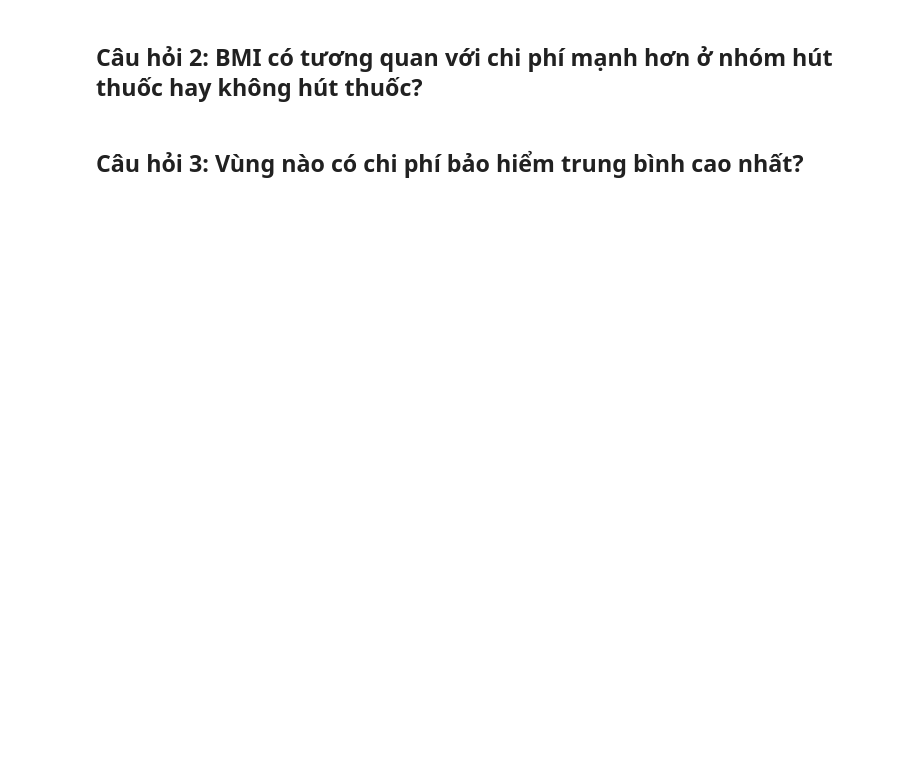
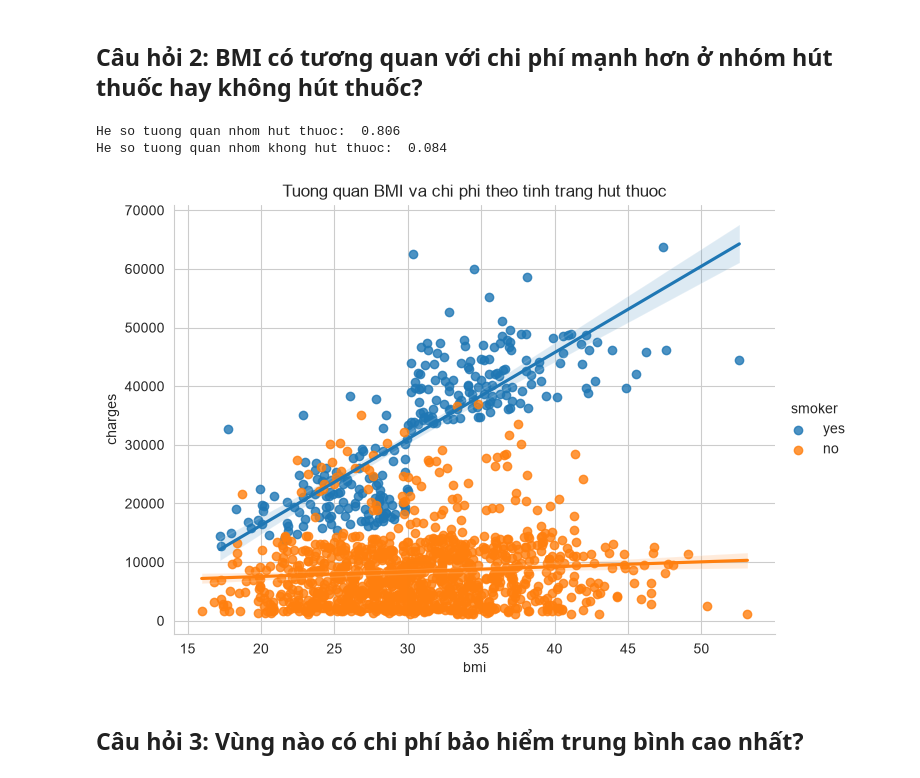
Before and after one commit to khang2112/DA_AI_2026, a Jupyter notebook: Personal/Personal_1/01_Insurance.ipynb, the cells around one changed output. Saved outputs shown, nothing was run; the diff lists cells and outputs as text; code cells hidden in the pictures; blank space fills up the shorter version.

```diff
--- a/Personal/Personal_1/01_Insurance.ipynb
+++ b/Personal/Personal_1/01_Insurance.ipynb
@@ -176,16 +223,19 @@ plt.show()
 # %% [markdown]
 ## Câu hỏi 2: BMI có tương quan với chi phí mạnh hơn ở nhóm hút thuốc hay không hút thuốc?
 # %%
-# TODO
-corr_smoker = df[df['smoker'] == 'yes']['bmi'].corr(df[df['smoker'] == 'yes']['charges'])
-corr_non_smoker = df[df['smoker'] == 'no']['bmi'].corr(df[df['smoker'] == 'no']['charges'])
+corr_hut_thuoc = df[df['smoker'] == 'yes']['bmi'].corr(df[df['smoker'] == 'yes']['charges'])
+corr_khong_hut = df[df['smoker'] == 'no']['bmi'].corr(df[df['smoker'] == 'no']['charges'])
 
-print(f"Tương quan BMI & Charges (Hút thuốc): {corr_smoker:.3f}")
-print(f"Tương quan BMI & Charges (Không hút thuốc): {corr_non_smoker:.3f}")
+print(f'He so tuong quan nhom hut thuoc: {corr_hut_thuoc: .3f}')
+print(f'He so tuong quan nhom khong hut thuoc: {corr_khong_hut: .3f}')
 
 sns.lmplot(data=df, x='bmi', y='charges', hue='smoker', aspect=1.4)
-plt.title('BMI vs Charges by Smoker')
+plt.title('Tuong quan BMI va chi phi theo tinh trang hut thuoc')
 plt.show()
+# %% [output]
+He so tuong quan nhom hut thuoc:  0.806
+He so tuong quan nhom khong hut thuoc:  0.084
+[figure, added]
 # %% [markdown]
 ## Câu hỏi 3: Vùng nào có chi phí bảo hiểm trung bình cao nhất?
 # %%
```
Also changed, not shown: parts of 10 cells of this notebook, 1 other file.
